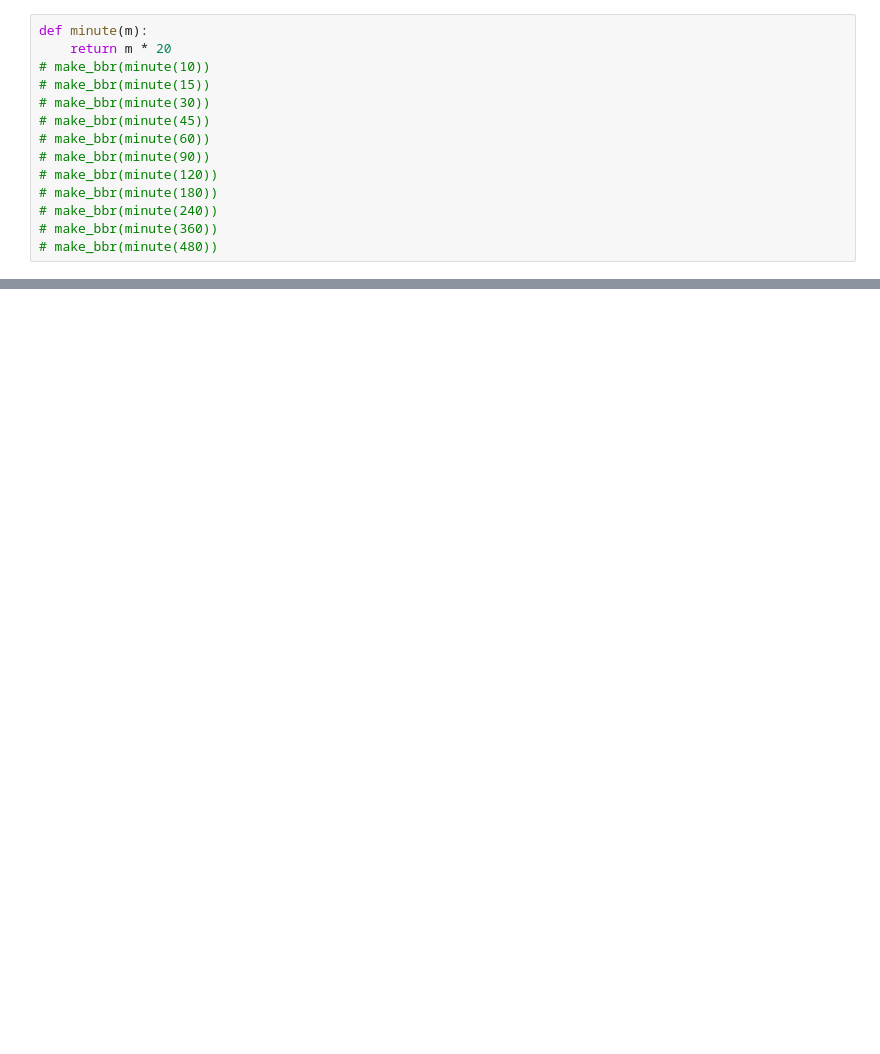
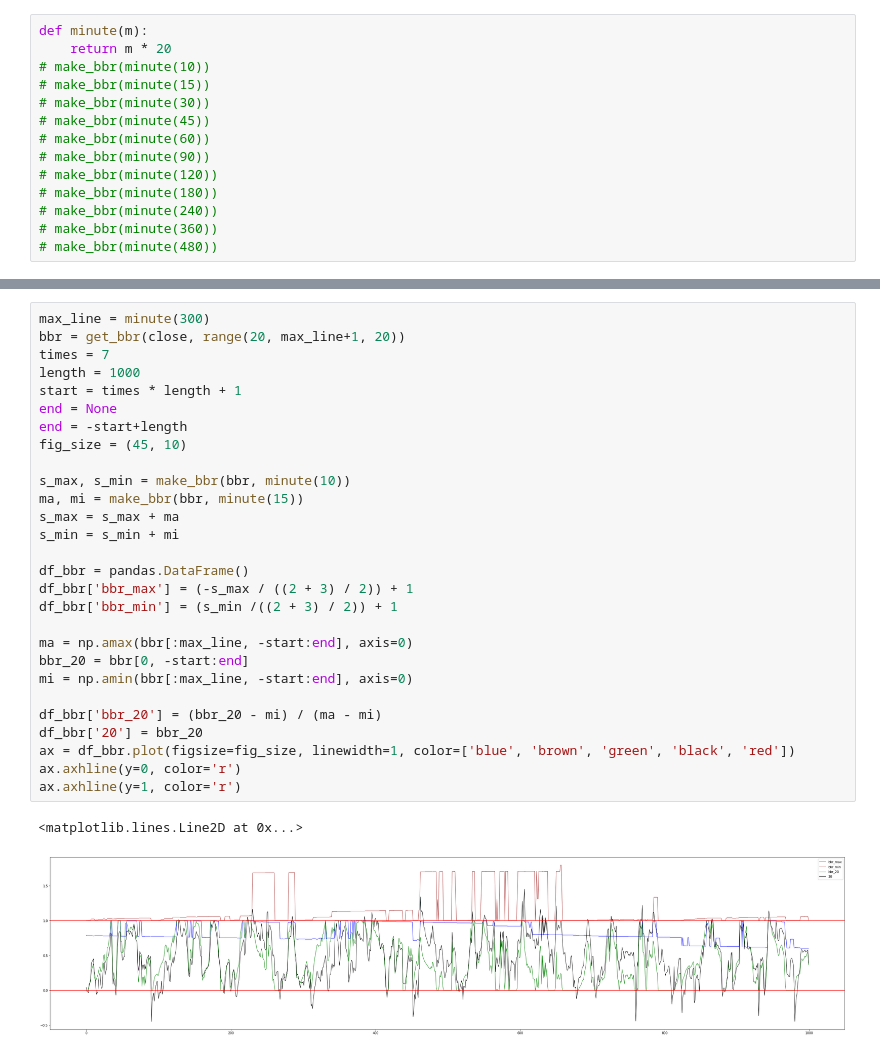
Before and after one commit to bsdo64/BSTrade_init, a Jupyter notebook: Untitled1.ipynb, the cells around one changed output, grey strips where cells are left out. Saved outputs shown, nothing was run; the diff lists cells and outputs as text; blank space fills up the shorter version.

```diff
--- a/Untitled1.ipynb
+++ b/Untitled1.ipynb
@@ -197,0 +237,31 @@ df.plot()
+# %%
+max_line = minute(300)
+bbr = get_bbr(close, range(20, max_line+1, 20))
+times = 7
+length = 1000
+start = times * length + 1
+end = None
+end = -start+length
+fig_size = (45, 10)
+
+s_max, s_min = make_bbr(bbr, minute(10))
+ma, mi = make_bbr(bbr, minute(15))
+s_max = s_max + ma
+s_min = s_min + mi
+
+df_bbr = pandas.DataFrame()
+df_bbr['bbr_max'] = (-s_max / ((2 + 3) / 2)) + 1
+df_bbr['bbr_min'] = (s_min /((2 + 3) / 2)) + 1
+
+ma = np.amax(bbr[:max_line, -start:end], axis=0)
+bbr_20 = bbr[0, -start:end]
+mi = np.amin(bbr[:max_line, -start:end], axis=0)
+
+df_bbr['bbr_20'] = (bbr_20 - mi) / (ma - mi)
+df_bbr['20'] = bbr_20
+ax = df_bbr.plot(figsize=fig_size, linewidth=1, color=['blue', 'brown', 'green', 'black', 'red'])
+ax.axhline(y=0, color='r')
+ax.axhline(y=1, color='r')
+# %% [output]
+<matplotlib.lines.Line2D at 0x...>
+[figure, added]
```
Also changed, not shown: parts of 14 cells of this notebook.
